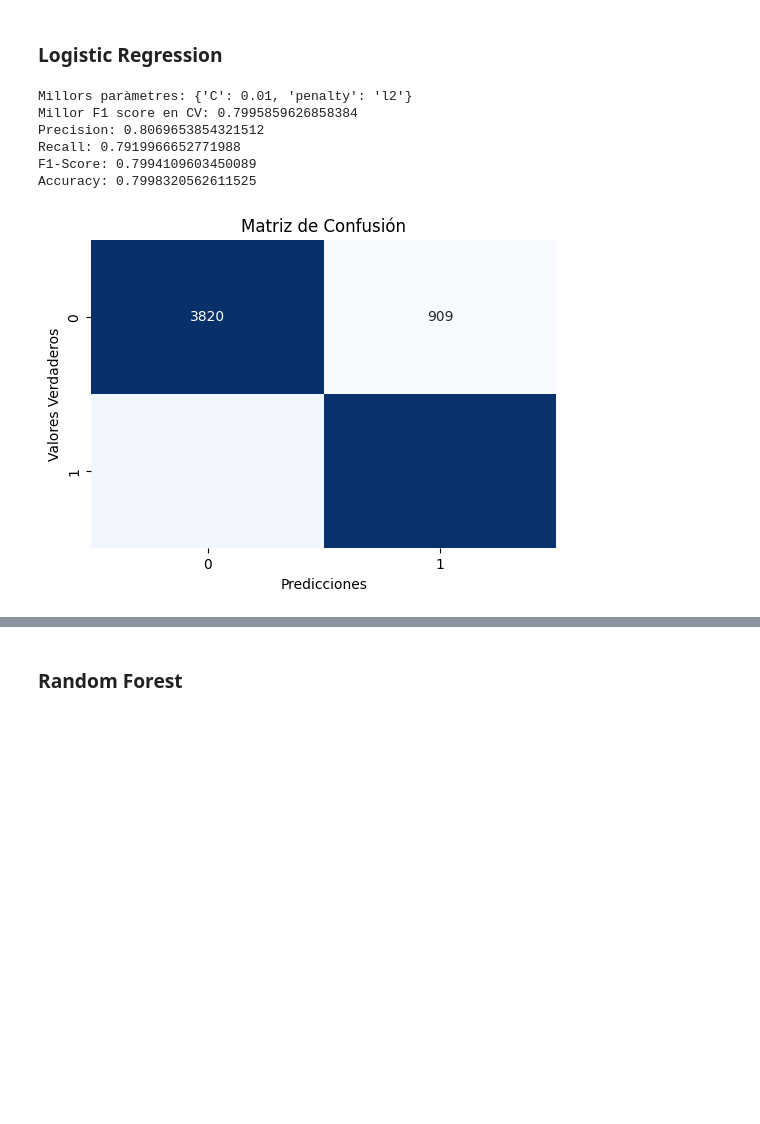
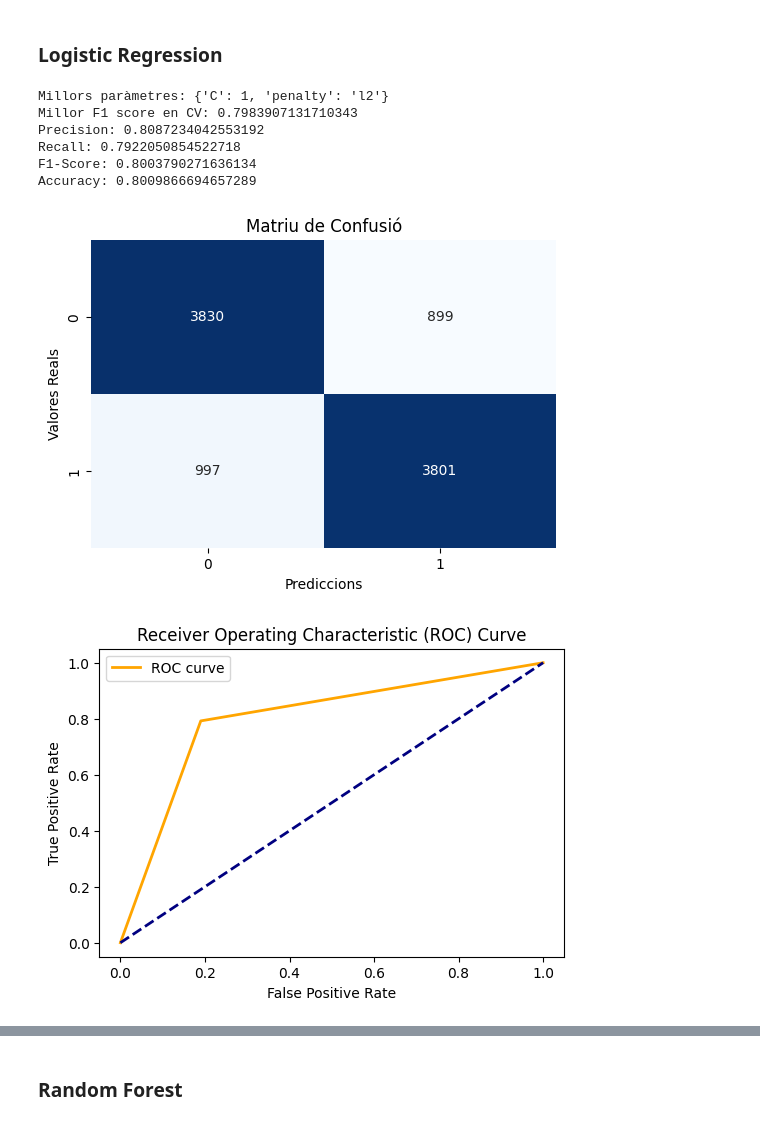
Before and after one commit to annacp04/Perceptro-multicapa, a Jupyter notebook: practica_xndl.ipynb, the cells around one changed output, grey strips where cells are left out. Saved outputs shown, nothing was run; the diff lists cells and outputs as text; code cells hidden in the pictures; blank space fills up the shorter version.

Commit message:
MOD training

```diff
--- a/practica_xndl.ipynb
+++ b/practica_xndl.ipynb
@@ -642,0 +537,10 @@ def normalizacion_minmax(X_train, X_test):
+# %%
+# Visualitzar matriu de confusió
+def visualitzar_matriu_confusio(y_test, y_pred):
+    cm = confusion_matrix(y_test, y_pred)
+    plt.figure(figsize=(6, 4))
+    sns.heatmap(cm, annot=True, fmt='d', cmap='Blues', cbar=False)
+    plt.title('Matriu de Confusió')
+    plt.xlabel('Prediccions')
+    plt.ylabel('Valores Reals')
+    plt.show()
@@ -643,12 +559,10 @@ def normalizacion_minmax(X_train, X_test):
 # %%
 from sklearn.preprocessing import LabelEncoder
-from sklearn.metrics import precision_recall_fscore_support
 from sklearn.metrics import f1_score, recall_score, accuracy_score, precision_score
 
-def entrenament(data, model, parametres=None):
+def entrenament(data, model, parametres=None, scale=False):
     X_train, X_test, y_train, y_test = particio_dades(data)
 
-    # Codificar y_train y y_test justo después de la partición
     encoder = LabelEncoder()
     y_train_encoded = encoder.fit_transform(y_train)
     y_test_encoded = encoder.transform(y_test)
@@ -656,16 +570,22 @@ def entrenament(data, model, parametres=None):
     numeriques = X_train.select_dtypes(include=['float64', 'int64']).columns.tolist()
     categoriques = X_train.select_dtypes(include=['category', 'object']).columns.tolist()
 
+    # Recodificació One-Hot
     X_train_encoded, X_test_encoded = recodificacio_one_hot(X_train, X_test, categoriques, numeriques)
 
-    X_train_norm, X_test_norm = normalitzacio_standard(X_train_encoded, X_test_encoded)
+    # Normalització dades
+    if scale:
+        if scale == 'standard':
+            X_train_encoded, X_test_encoded = normalitzacio_dades(X_train_encoded, X_test_encoded, 'standard')
+        elif scale == 'minmax':
+            X_train_encoded, X_test_encoded = normalitzacio_dades(X_train_encoded, X_test_encoded, 'minmax')
 
-    # Aquí anava amb el knn
-    X_train_imputed, X_test_imputed = imputacio_knn(X_train_norm, X_test_norm)
+    # Imputació missings
+    X_train_imputed, X_test_imputed = imputacio_knn(X_train_encoded, X_test_encoded)
 
     # Cross Validation
     if parametres:
-        grid_search = GridSearchCV(model, parametres, cv=5, scoring='accuracy')
+        grid_search = GridSearchCV(model, parametres, cv=5, scoring='f1')
         grid_search.fit(X_train_imputed, y_train_encoded)
         print("Millors paràmetres:", grid_search.best_params_)
         print("Millor F1 score en CV:", grid_search.best_score_)
@@ -685,33 +605,29 @@ def entrenament(data, model, parametres=None):
     print("F1-Score:", f1)
     print("Accuracy:", accuracy)
 
-    # Crear la matriz de confusión
-    conf_matrix = confusion_matrix(y_test_encoded, y_pred)
-
-    # Visualizar la matriz de confusión
-    plt.figure(figsize=(6, 4))
-    sns.heatmap(conf_matrix, annot=True, fmt='d', cmap='Blues', cbar=False)  # 'fmt' es 'd' para formato decimal entero
-    plt.title('Matriz de Confusión')
-    plt.xlabel('Predicciones')
-    plt.ylabel('Valores Verdaderos')
-    plt.show()
+    # Visualització corba ROC i matriu de confusió
+    visualitzar_matriu_confusio(y_test_encoded, y_pred)
+    visualitzar_corba_roc(y_test_encoded, y_pred)
 # %% [markdown]
 ### Logistic Regression
 # %%
 model = LogisticRegression(solver='liblinear')
 param_grid = {
     'C': [0.01, 0.1, 1],  # Valors per la regularització
     'penalty': ['l1', 'l2']  # Tipus de penalització
 }
-entrenament(data, model, param_grid)
+
+# els valors d'scale han de ser: None, 'standard' o 'minmax'
+entrenament(data, model, param_grid, scale='minmax')
 # %% [output]
-Millors paràmetres: {'C': 0.01, 'penalty': 'l2'}
-Millor F1 score en CV: 0.7995859626858384
-Precision: 0.8069653854321512
-Recall: 0.7919966652771988
-F1-Score: 0.7994109603450089
-Accuracy: 0.7998320562611525
+Millors paràmetres: {'C': 1, 'penalty': 'l2'}
+Millor F1 score en CV: 0.7983907131710343
+Precision: 0.8087234042553192
+Recall: 0.7922050854522718
+F1-Score: 0.8003790271636134
+Accuracy: 0.8009866694657289
-[figure, old version]
+[figure, new version]
+[figure, added]
 # %%
 model = LogisticRegression()
 entrenament(data, model)
```
Also changed, not shown: parts of 17 cells of this notebook.
